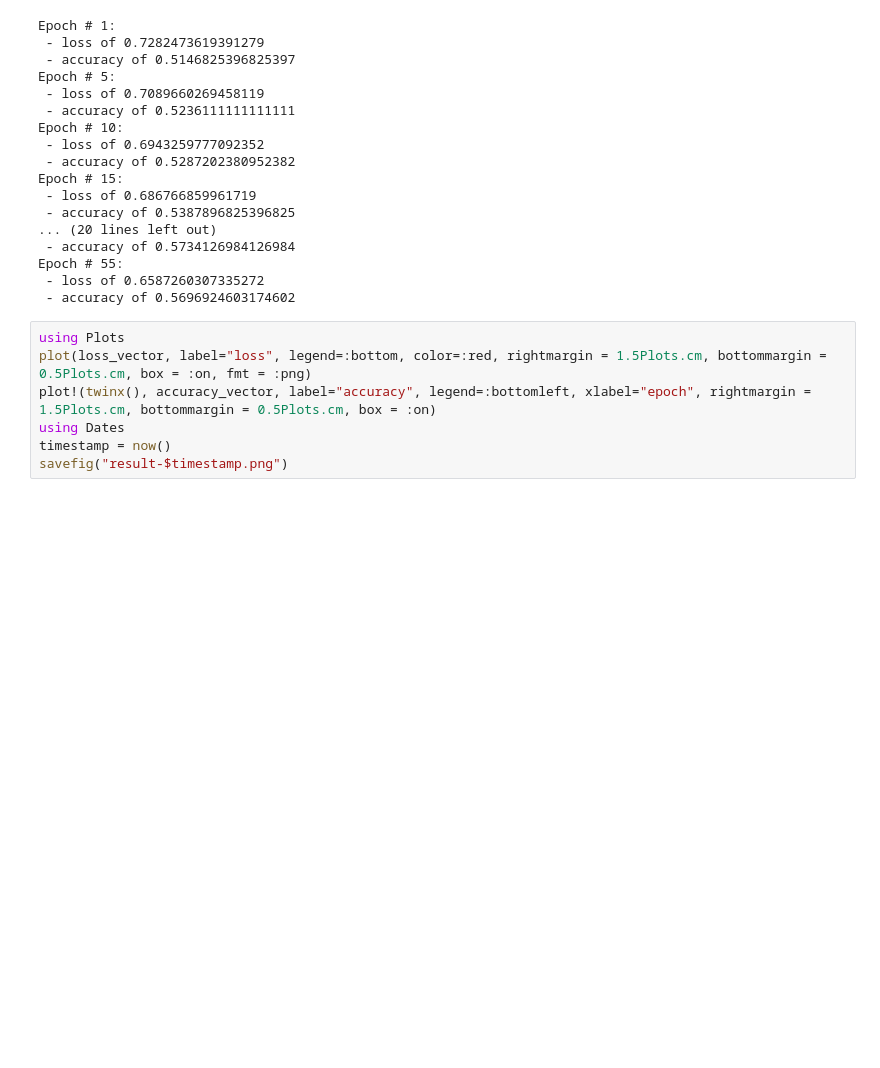
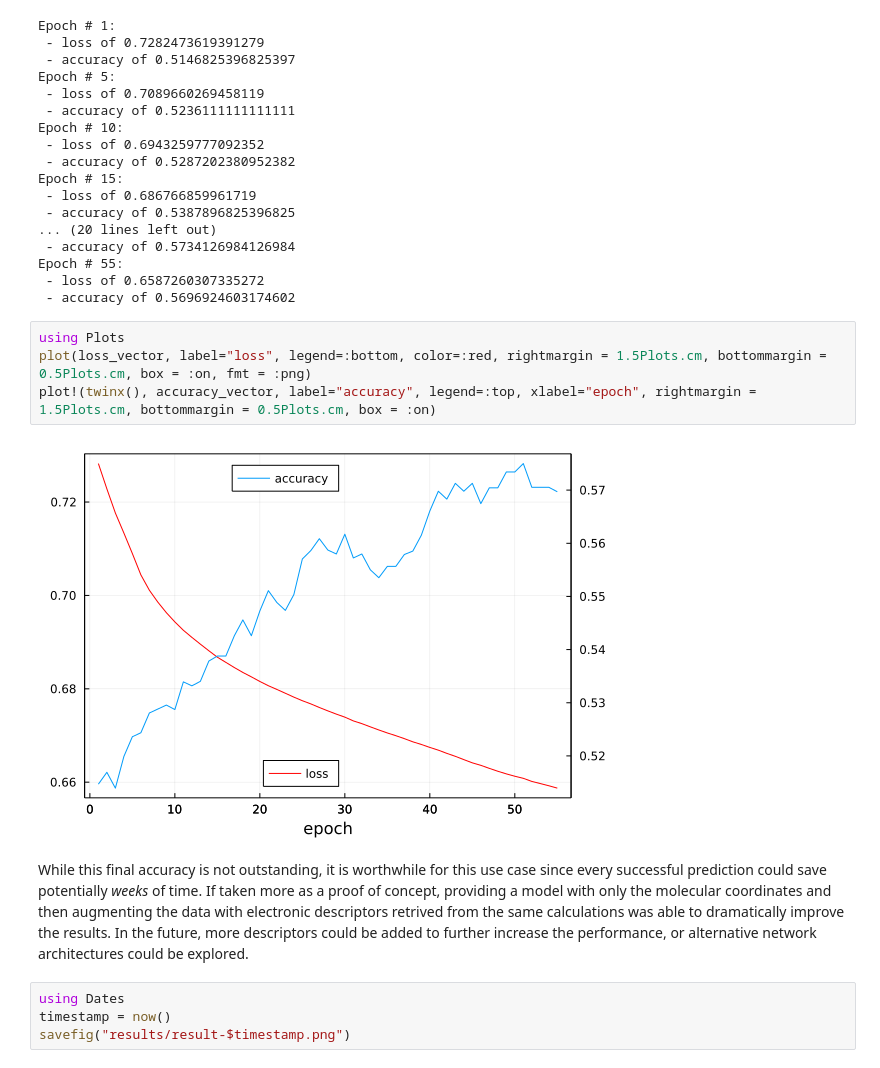
Before and after one commit to JacksonBurns/xtb-ts-screener, a Jupyter notebook: src/main.ipynb, the cells around one changed output. Drawn from its saved outputs; the diff is of its cells as text; blank space fills up the shorter version.

Commit message:
add final results

```diff
--- a/src/main.ipynb
+++ b/src/main.ipynb
@@ -269,7 +305,14 @@ Epoch # 55:
 # %%
 using Plots
 plot(loss_vector, label="loss", legend=:bottom, color=:red, rightmargin = 1.5Plots.cm, bottommargin = 0.5Plots.cm, box = :on, fmt = :png)
-plot!(twinx(), accuracy_vector, label="accuracy", legend=:bottomleft, xlabel="epoch", rightmargin = 1.5Plots.cm, bottommargin = 0.5Plots.cm, box = :on)
-using Dates
-timestamp = now()
-savefig("result-$timestamp.png")
+plot!(twinx(), accuracy_vector, label="accuracy", legend=:top, xlabel="epoch", rightmargin = 1.5Plots.cm, bottommargin = 0.5Plots.cm, box = :on)
+# %% [output]
+[figure, added]
+# %% [markdown]
+While this final accuracy is not outstanding, it is worthwhile for this use case since every successful prediction could save potentially _weeks_ of time.
+If taken more as a proof of concept, providing a model with only the molecular coordinates and then augmenting the data with electronic descriptors retrived from the same calculations was able to dramatically improve the results.
+In the future, more descriptors could be added to further increase the performance, or alternative network architectures could be explored.
+# %%
+using Dates
+timestamp = now()
+savefig("results/result-$timestamp.png")
```
Also changed, not shown: parts of 15 cells of this notebook, 1 other file.
